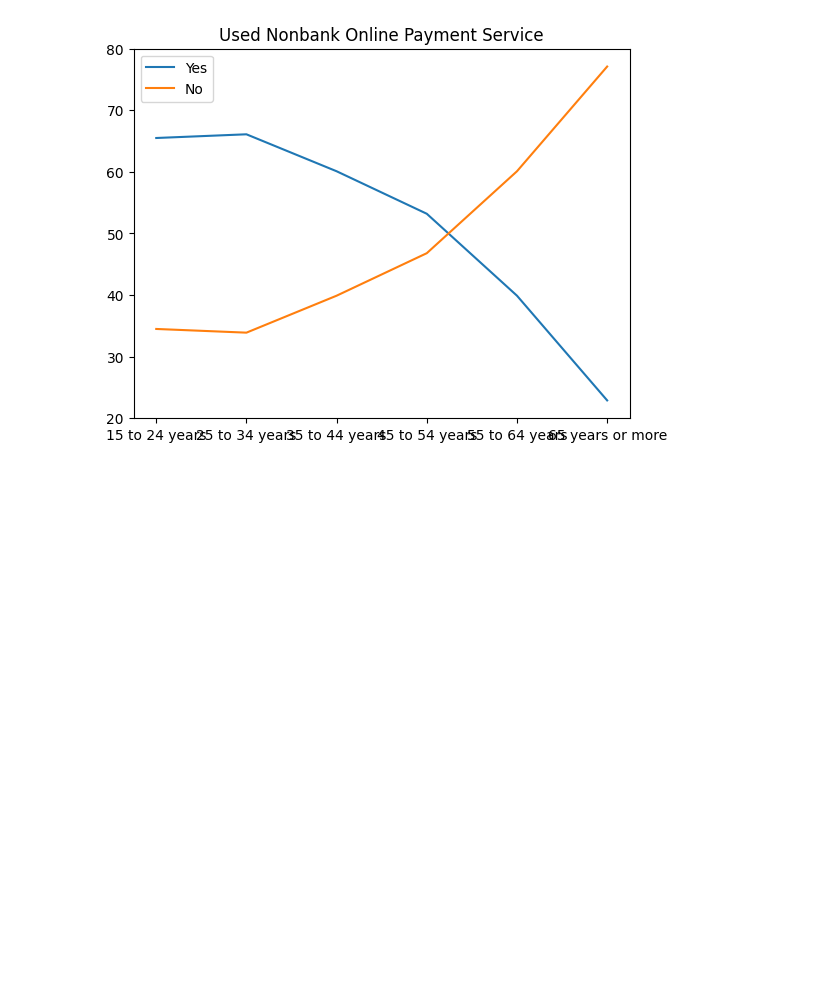
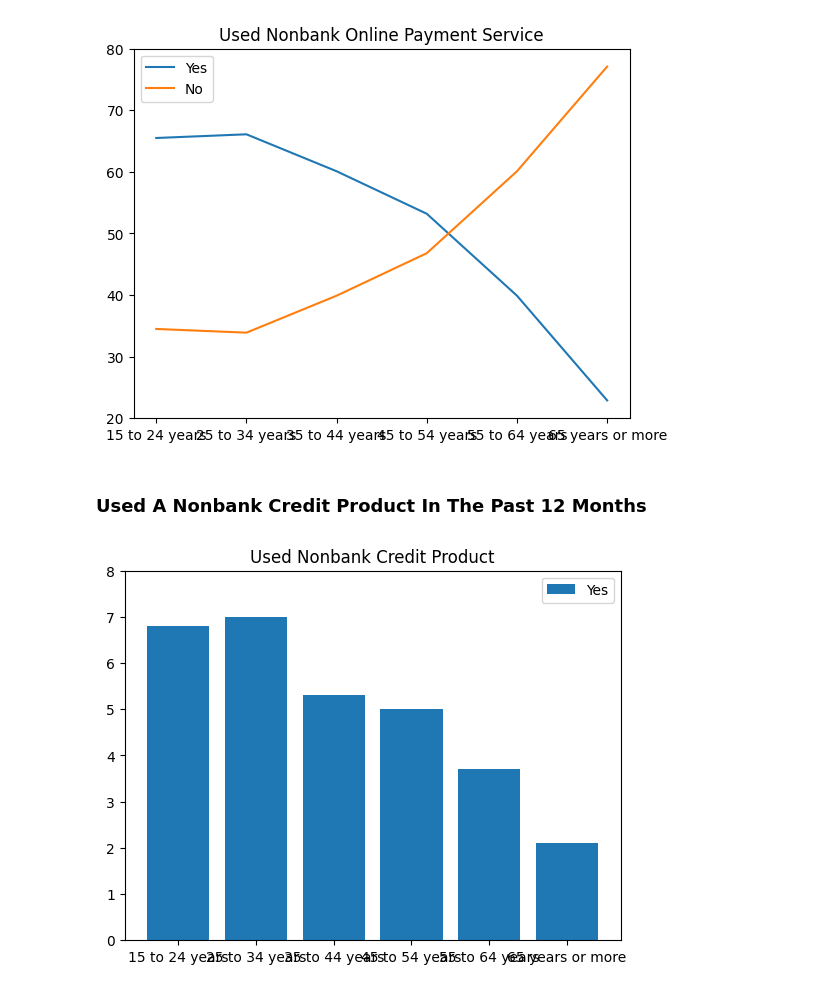
Before and after one commit to ryanmoore2121/Capstone, a Jupyter notebook: Banking.ipynb, the cells around one changed output. Drawn from its saved outputs; the diff is of its cells as text; code cells hidden in the pictures; blank space fills up the shorter version.

```diff
--- a/Banking.ipynb
+++ b/Banking.ipynb
@@ -147,3 +147,26 @@ plt.legend()
 plt.show()
 # %% [output]
 [figure]
+# %% [markdown]
+### Used A Nonbank Credit Product In The Past 12 Months
+# %%
+import pandas as pd
+import matplotlib.pyplot as plt
+
+
+#Code that pulls the dataset and reads it
+df = pd.read_csv('Used_nonbank_credit_product.csv')
+
+x = df['Row Variables']
+y = df["Yes"]
+
+
+plt.figure()
+plt.bar(x,y, label = 'Yes')
+plt.title('Used Nonbank Credit Product')
+plt.ylim(0,8)
+plt.legend()
+
+plt.show()
+# %% [output]
+[figure, added]
```
Also changed, not shown: 4 other files.
